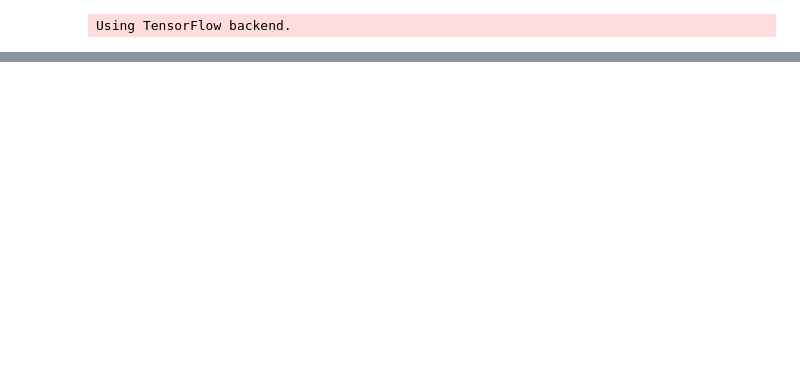
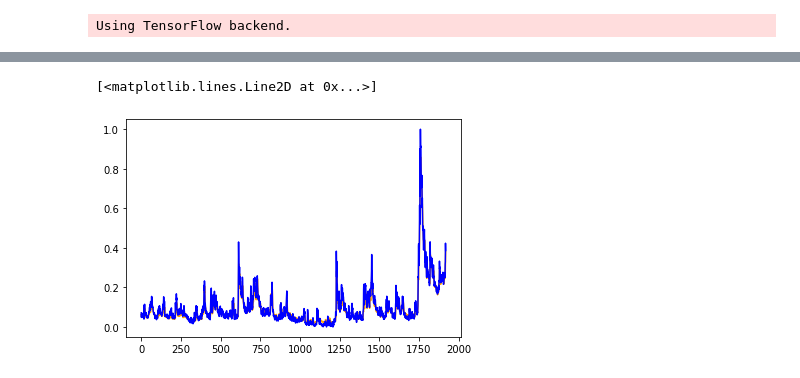
Before and after one commit to glen-yick/Deep-Learning-Time-Series-Prediction-using-LSTM-Recurrent-Neural-Networks, a Jupyter notebook: LSTM-Glen.ipynb, the cells around one changed output, grey strips where cells are left out. Drawn from its saved outputs; the diff is of its cells as text; code cells hidden in the pictures; blank space fills up the shorter version.

```diff
--- a/LSTM-Glen.ipynb
+++ b/LSTM-Glen.ipynb
@@ -196,0 +288,17 @@ plt.show()
+# %%
+all_data = values_f_arima[:, :]
+# split into input and outputs
+obs = days * features
+all_X, all_y = all_data[:, :obs], all_data[:, -features]
+
+# reshape input to be 3D [samples, timesteps, features]
+all_X = all_X.reshape((all_X.shape[0], days, features))
+all_y = all_y.reshape((all_y.shape[0], 1))
+
+pred_y = model.predict(all_X)
+
+plt.plot(pred_y, color='orange')
+plt.plot(all_y, color='blue')
+# %% [output]
+[<matplotlib.lines.Line2D at 0x...>]
+[figure, added]
```
Also changed, not shown: parts of 24 cells of this notebook, 1 other file.
